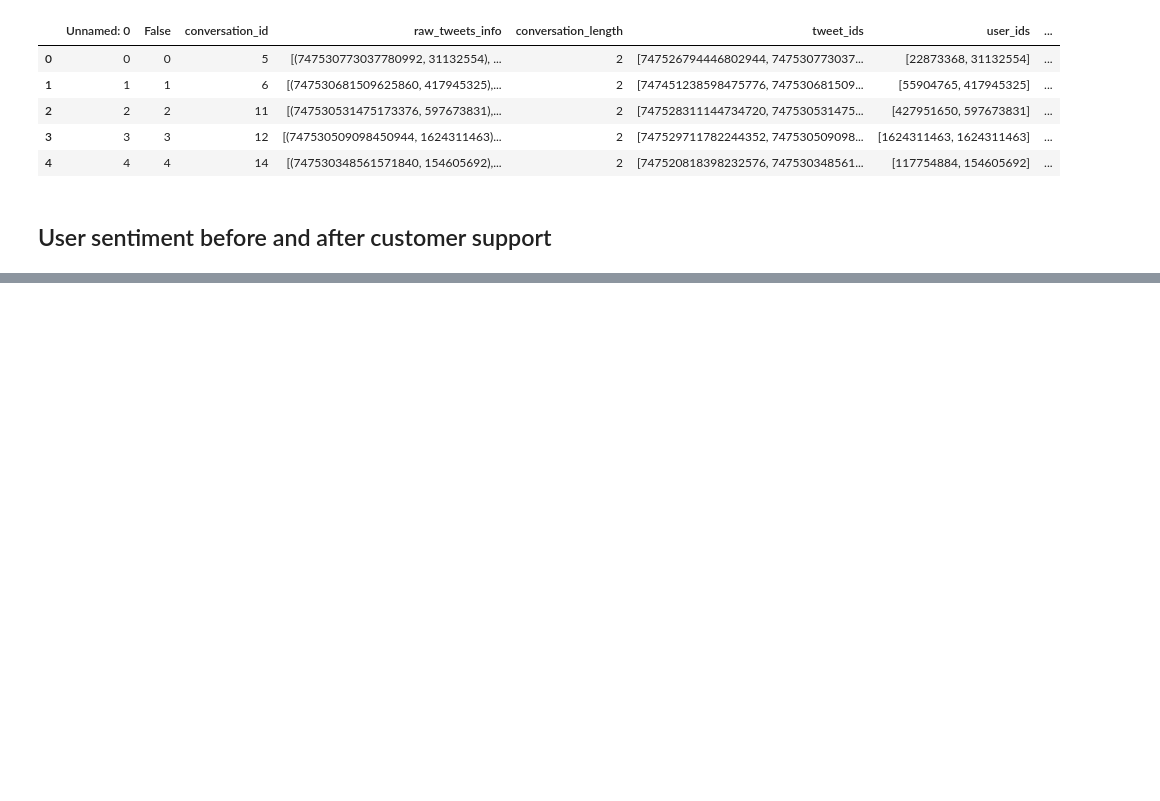
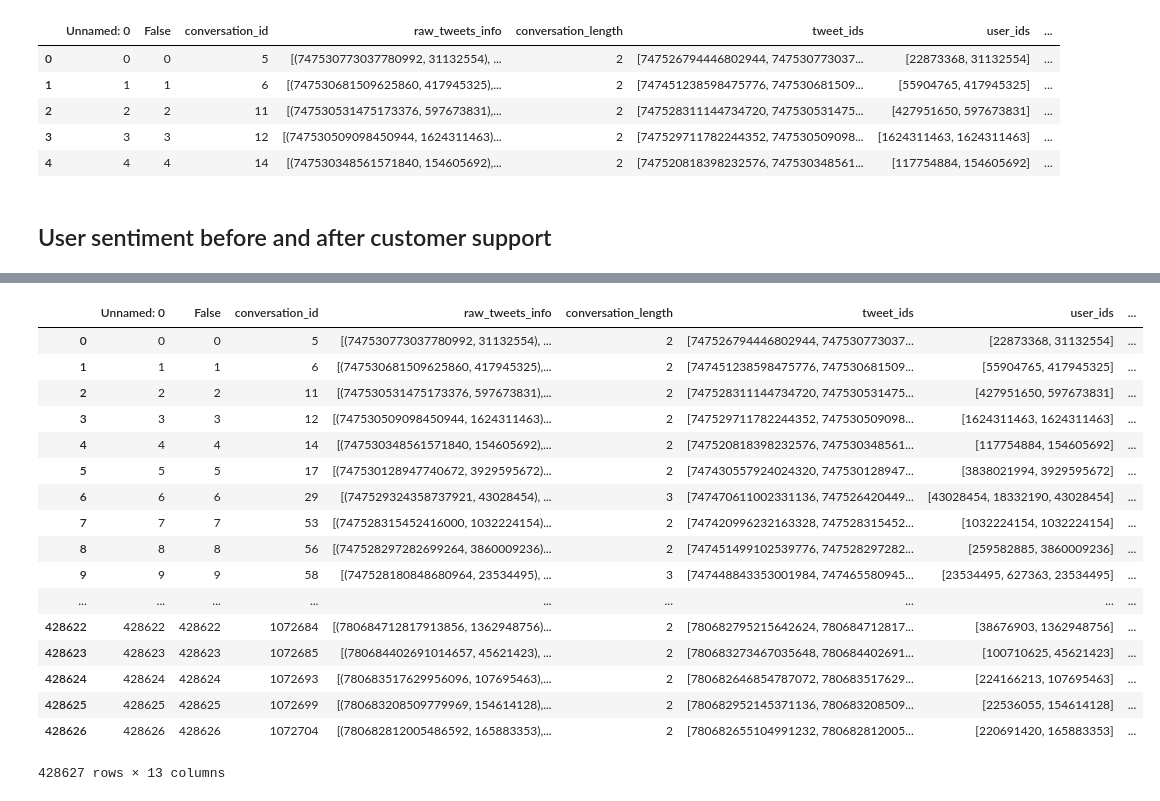
Before and after one commit to dharmsen/DBLDataChallenge, a Jupyter notebook: sentiment_impact/sentiment_impact.ipynb, the cells around one changed output, grey strips where cells are left out. Saved outputs shown, nothing was run; the diff lists cells and outputs as text; code cells hidden in the pictures; blank space fills up the shorter version.

```diff
--- a/sentiment_impact/sentiment_impact.ipynb
+++ b/sentiment_impact/sentiment_impact.ipynb
@@ -327,0 +175,21 @@ for tweet in eval(conv):
+# %%
+df
+# %% [output]
+|  | Unnamed: 0 | False | conversation_id | raw_tweets_info | conversation_length | tweet_ids | user_ids | ... |
+| 0 | 0 | 0 | 5 | [(747530773037780992, 31132554), ... | 2 | [747526794446802944, 747530773037... | [22873368, 31132554] | ... |
+| 1 | 1 | 1 | 6 | [(747530681509625860, 417945325),... | 2 | [747451238598475776, 747530681509... | [55904765, 417945325] | ... |
+| 2 | 2 | 2 | 11 | [(747530531475173376, 597673831),... | 2 | [747528311144734720, 747530531475... | [427951650, 597673831] | ... |
+| 3 | 3 | 3 | 12 | [(747530509098450944, 1624311463)... | 2 | [747529711782244352, 747530509098... | [1624311463, 1624311463] | ... |
+| 4 | 4 | 4 | 14 | [(747530348561571840, 154605692),... | 2 | [747520818398232576, 747530348561... | [117754884, 154605692] | ... |
+| 5 | 5 | 5 | 17 | [(747530128947740672, 3929595672)... | 2 | [747430557924024320, 747530128947... | [3838021994, 3929595672] | ... |
+| 6 | 6 | 6 | 29 | [(747529324358737921, 43028454), ... | 3 | [747470611002331136, 747526420449... | [43028454, 18332190, 43028454] | ... |
+| 7 | 7 | 7 | 53 | [(747528315452416000, 1032224154)... | 2 | [747420996232163328, 747528315452... | [1032224154, 1032224154] | ... |
+| 8 | 8 | 8 | 56 | [(747528297282699264, 3860009236)... | 2 | [747451499102539776, 747528297282... | [259582885, 3860009236] | ... |
+| 9 | 9 | 9 | 58 | [(747528180848680964, 23534495), ... | 3 | [747448843353001984, 747465580945... | [23534495, 627363, 23534495] | ... |
+| ... | ... | ... | ... | ... | ... | ... | ... | ... |
+| 428622 | 428622 | 428622 | 1072684 | [(780684712817913856, 1362948756)... | 2 | [780682795215642624, 780684712817... | [38676903, 1362948756] | ... |
+| 428623 | 428623 | 428623 | 1072685 | [(780684402691014657, 45621423), ... | 2 | [780683273467035648, 780684402691... | [100710625, 45621423] | ... |
+| 428624 | 428624 | 428624 | 1072693 | [(780683517629956096, 107695463),... | 2 | [780682646854787072, 780683517629... | [224166213, 107695463] | ... |
+| 428625 | 428625 | 428625 | 1072699 | [(780683208509779969, 154614128),... | 2 | [780682952145371136, 780683208509... | [22536055, 154614128] | ... |
+| 428626 | 428626 | 428626 | 1072704 | [(780682812005486592, 165883353),... | 2 | [780682655104991232, 780682812005... | [220691420, 165883353] | ... |
+428627 rows × 13 columns
```
Also changed, not shown: parts of 23 cells of this notebook.
